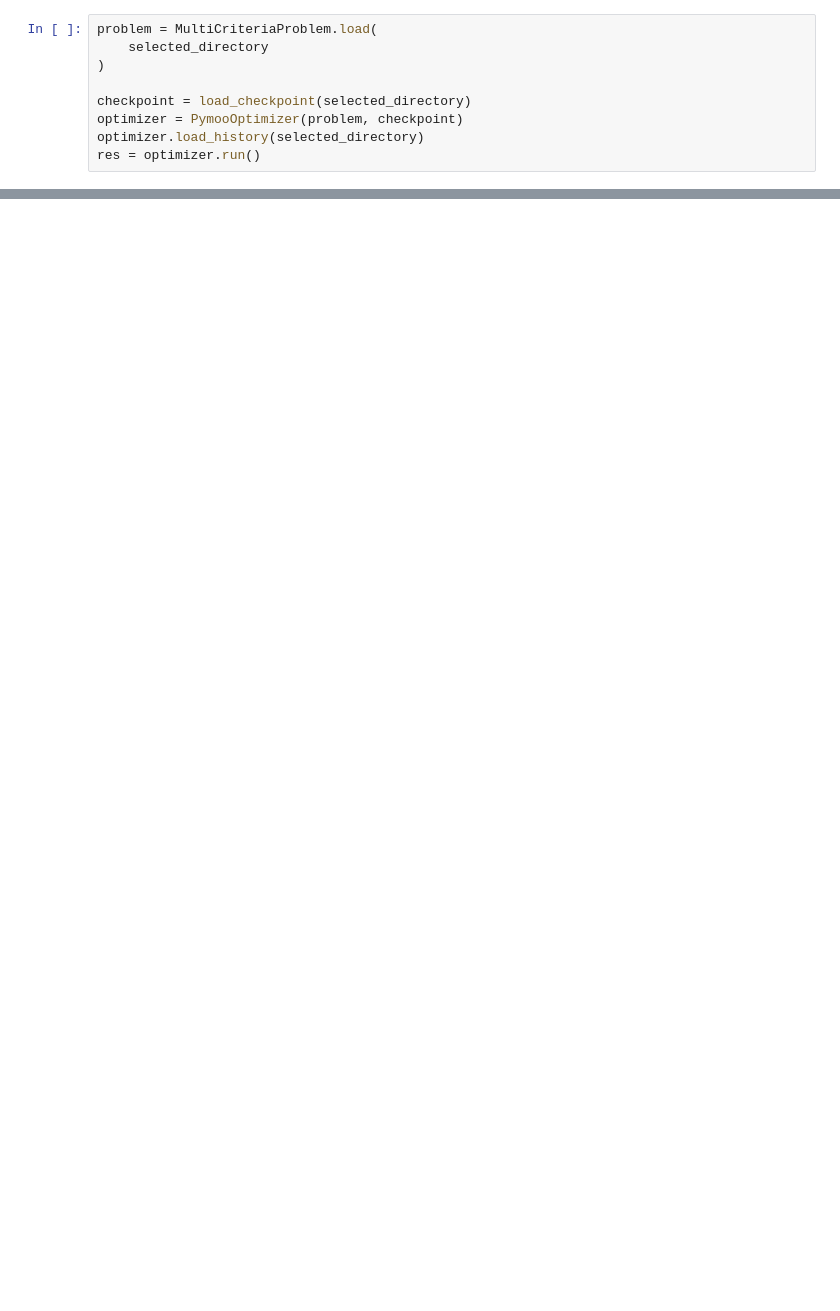
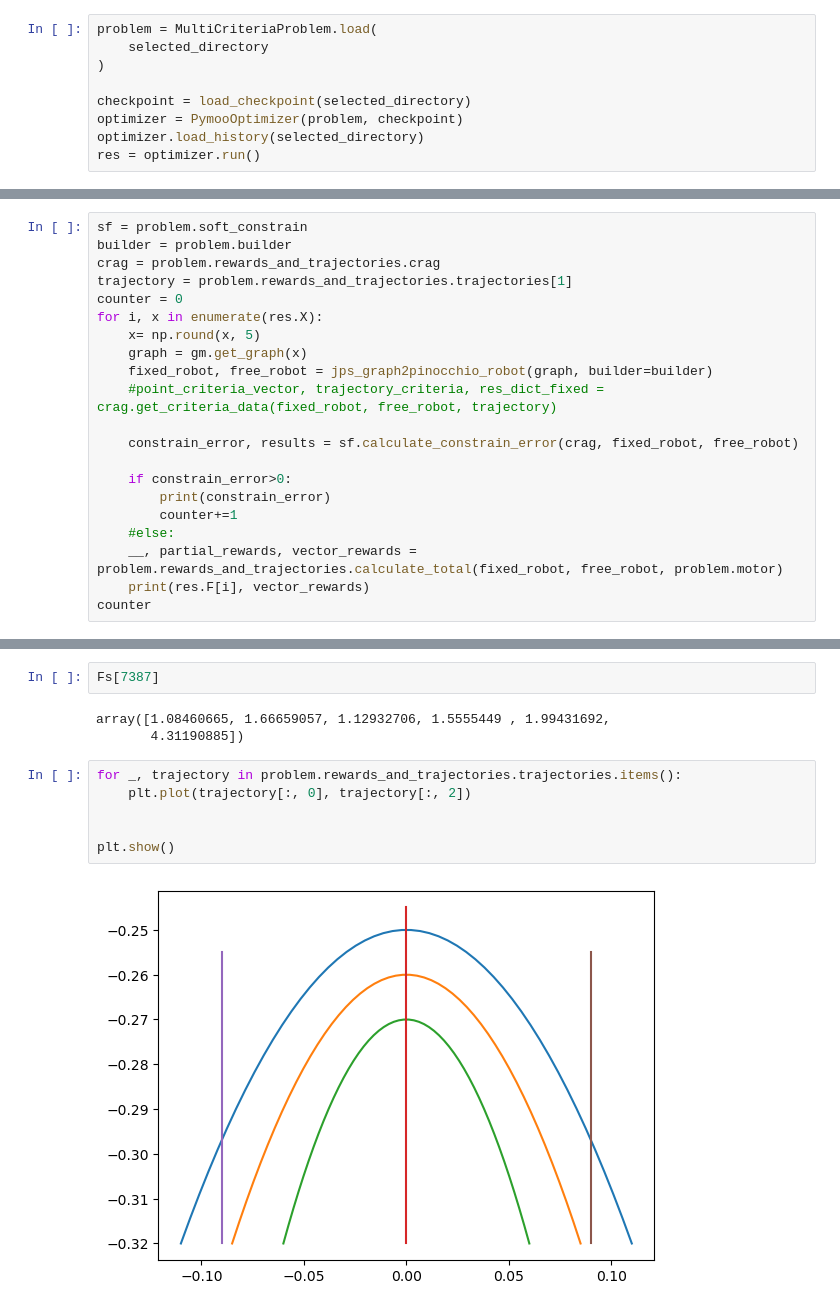
Before and after one commit to LicAiBeerLab/auto-robotics-design, a Jupyter notebook: apps/optimize/optimization_analysis.ipynb, the cells around one changed output, grey strips where cells are left out. Drawn from its saved outputs; the diff is of its cells as text; blank space fills up the shorter version.

```diff
--- a/apps/optimize/optimization_analysis.ipynb
+++ b/apps/optimize/optimization_analysis.ipynb
@@ -153,0 +179,21 @@ plt.show()
+# %%
+sf = problem.soft_constrain
+builder = problem.builder
+crag = problem.rewards_and_trajectories.crag
+trajectory = problem.rewards_and_trajectories.trajectories[1]
+counter = 0
+for i, x in enumerate(res.X):
+    x= np.round(x, 5)
+    graph = gm.get_graph(x)
+    fixed_robot, free_robot = jps_graph2pinocchio_robot(graph, builder=builder)
+    #point_criteria_vector, trajectory_criteria, res_dict_fixed = crag.get_criteria_data(fixed_robot, free_robot, trajectory)
+
+    constrain_error, results = sf.calculate_constrain_error(crag, fixed_robot, free_robot)
+
+    if constrain_error>0:
+        print(constrain_error)
+        counter+=1
+    #else:
+    __, partial_rewards, vector_rewards = problem.rewards_and_trajectories.calculate_total(fixed_robot, free_robot, problem.motor)
+    print(res.F[i], vector_rewards)
+counter
@@ -153,0 +302,13 @@ plt.show()
+# %%
+Fs[7387]
+# %% [output]
+array([1.08460665, 1.66659057, 1.12932706, 1.5555449 , 1.99431692,
+       4.31190885])
+# %%
+for _, trajectory in problem.rewards_and_trajectories.trajectories.items():
+    plt.plot(trajectory[:, 0], trajectory[:, 2])
+
+
+plt.show()
+# %% [output]
+[figure, added]
```
Also changed, not shown: parts of 22 cells of this notebook, 6 other files.
